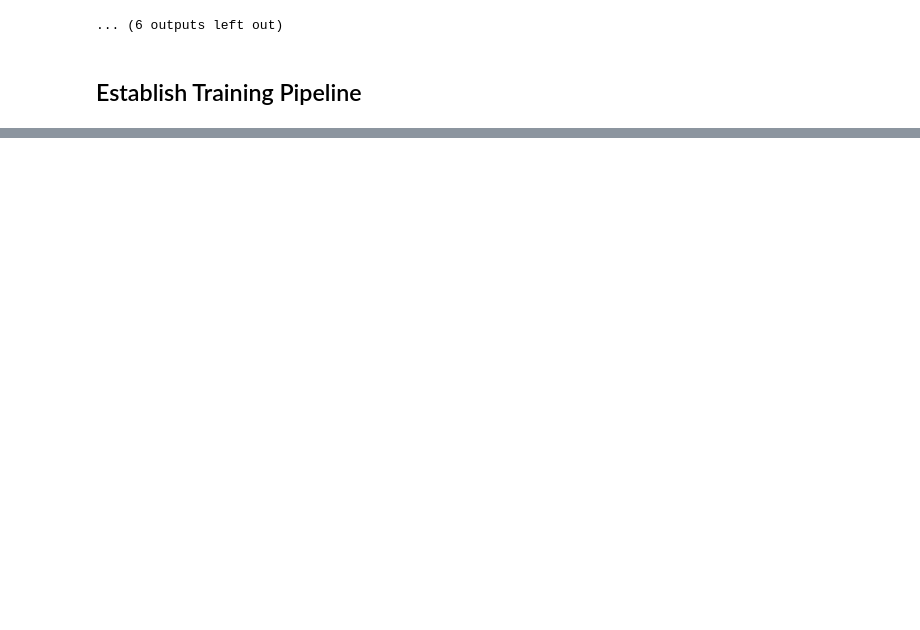
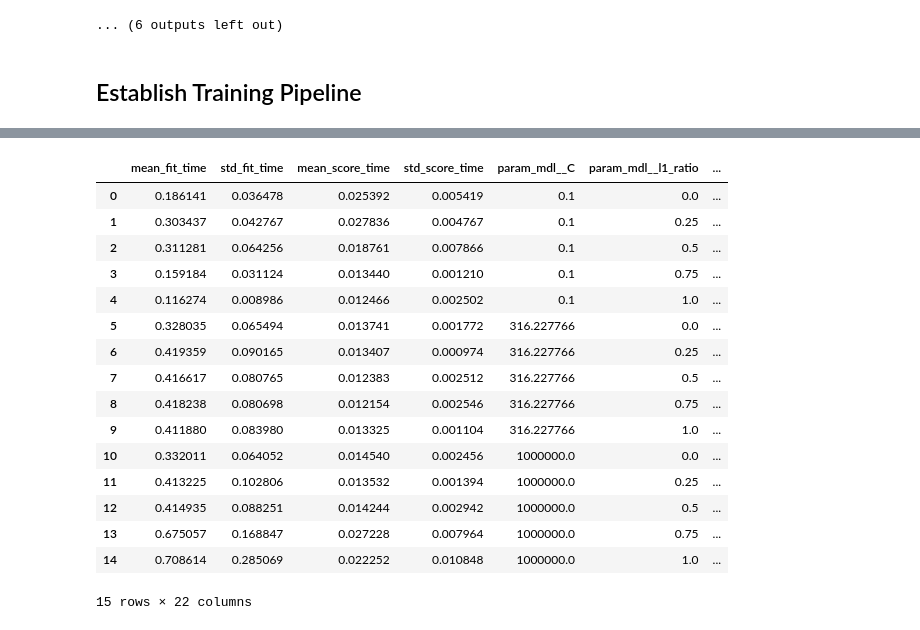
Before and after one commit to tyslas/CS5265-tyslas-nfl-spread-line-outcomes, a Jupyter notebook: NFLSpreadAndLineOutcomes.ipynb, the cells around one changed output, grey strips where cells are left out. Saved outputs shown, nothing was run; the diff lists cells and outputs as text; code cells hidden in the pictures; blank space fills up the shorter version.

```diff
--- a/NFLSpreadAndLineOutcomes.ipynb
+++ b/NFLSpreadAndLineOutcomes.ipynb
@@ -653,0 +836,3 @@ Name: spread_favorite_covered, dtype: int64
+# %%
+# train against y2_train - spread_favorite_covered
+grid_search_y2.fit(X_train, y2_train.values.ravel()) # bulk of training
@@ -653,0 +916,21 @@ Name: spread_favorite_covered, dtype: int64
+# %%
+# visualize y2 results
+pd.DataFrame(grid_search_y2.cv_results_)
+# %% [output]
+|  | mean_fit_time | std_fit_time | mean_score_time | std_score_time | param_mdl__C | param_mdl__l1_ratio | ... |
+| 0 | 0.186141 | 0.036478 | 0.025392 | 0.005419 | 0.1 | 0.0 | ... |
+| 1 | 0.303437 | 0.042767 | 0.027836 | 0.004767 | 0.1 | 0.25 | ... |
+| 2 | 0.311281 | 0.064256 | 0.018761 | 0.007866 | 0.1 | 0.5 | ... |
+| 3 | 0.159184 | 0.031124 | 0.013440 | 0.001210 | 0.1 | 0.75 | ... |
+| 4 | 0.116274 | 0.008986 | 0.012466 | 0.002502 | 0.1 | 1.0 | ... |
+| 5 | 0.328035 | 0.065494 | 0.013741 | 0.001772 | 316.227766 | 0.0 | ... |
+| 6 | 0.419359 | 0.090165 | 0.013407 | 0.000974 | 316.227766 | 0.25 | ... |
+| 7 | 0.416617 | 0.080765 | 0.012383 | 0.002512 | 316.227766 | 0.5 | ... |
+| 8 | 0.418238 | 0.080698 | 0.012154 | 0.002546 | 316.227766 | 0.75 | ... |
+| 9 | 0.411880 | 0.083980 | 0.013325 | 0.001104 | 316.227766 | 1.0 | ... |
+| 10 | 0.332011 | 0.064052 | 0.014540 | 0.002456 | 1000000.0 | 0.0 | ... |
+| 11 | 0.413225 | 0.102806 | 0.013532 | 0.001394 | 1000000.0 | 0.25 | ... |
+| 12 | 0.414935 | 0.088251 | 0.014244 | 0.002942 | 1000000.0 | 0.5 | ... |
+| 13 | 0.675057 | 0.168847 | 0.027228 | 0.007964 | 1000000.0 | 0.75 | ... |
+| 14 | 0.708614 | 0.285069 | 0.022252 | 0.010848 | 1000000.0 | 1.0 | ... |
+15 rows × 22 columns
```
Also changed, not shown: parts of 37 cells of this notebook.
